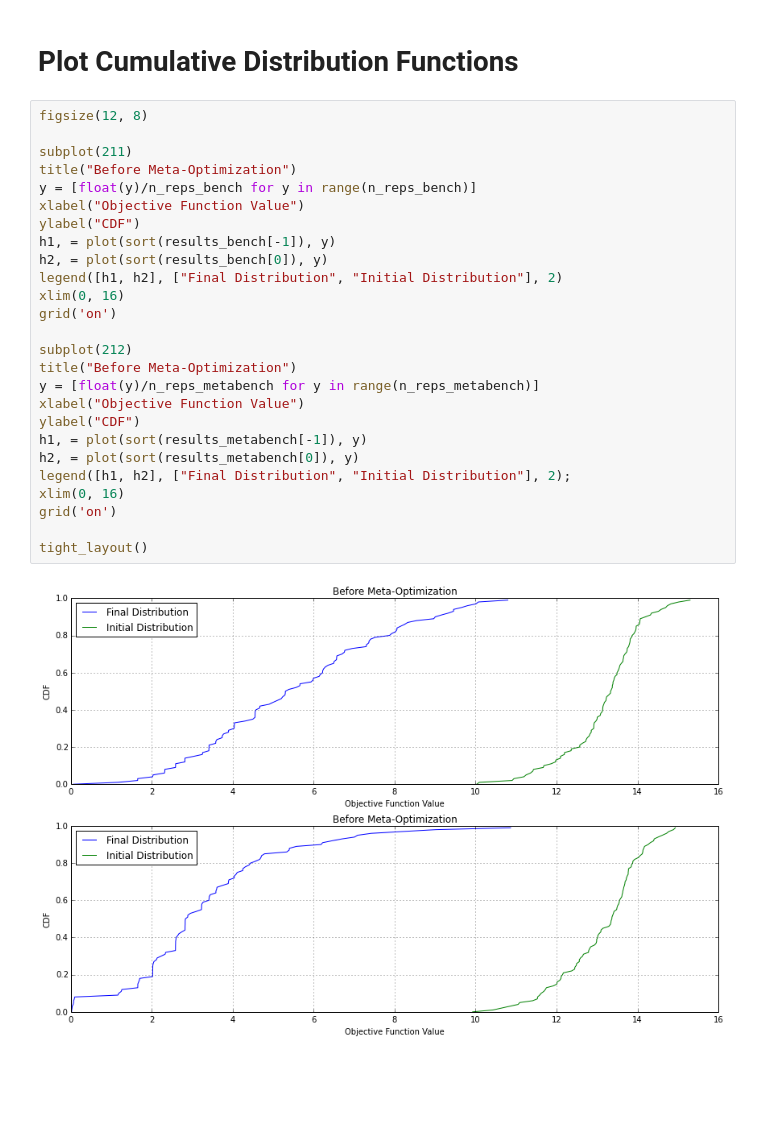
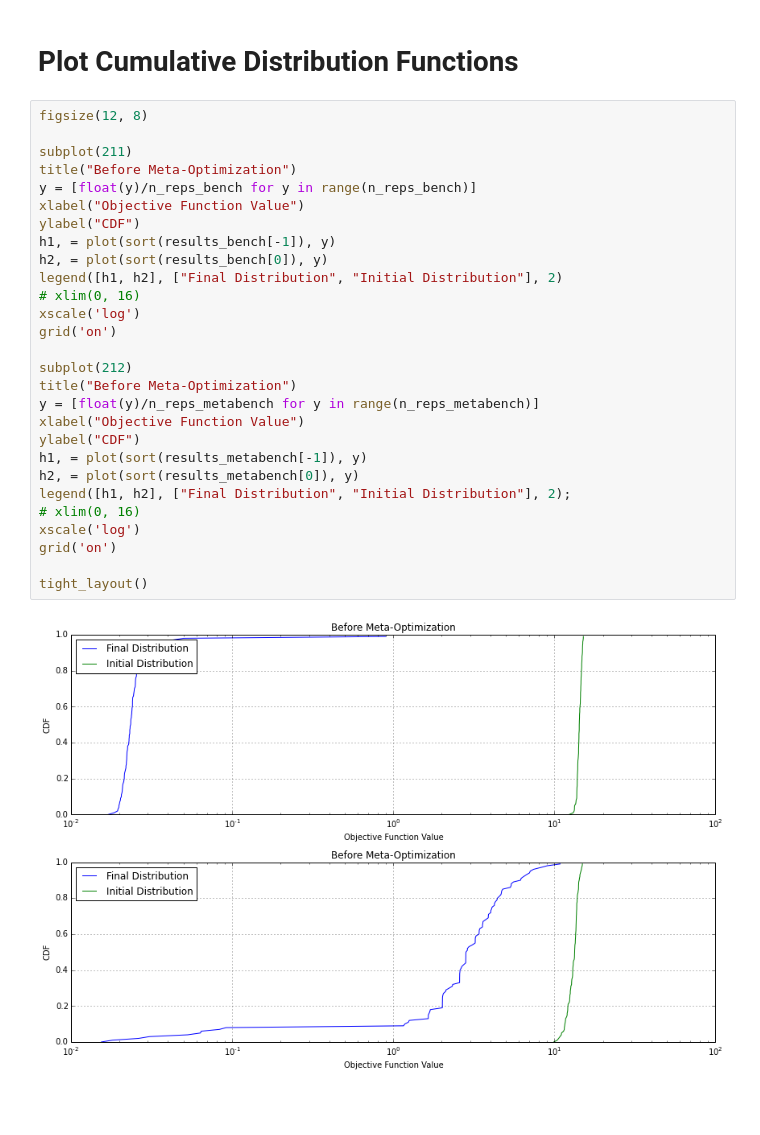
Before and after one commit to cmudrc/CISAT-cpp, a Jupyter notebook: analysis/analysis.ipynb, the cells around one changed output. Drawn from its saved outputs; the diff is of its cells as text.

```diff
--- a/analysis/analysis.ipynb
+++ b/analysis/analysis.ipynb
@@ -59,30 +61,32 @@ tight_layout()
 # %%
 figsize(12, 8)
 
 subplot(211)
 title("Before Meta-Optimization")
 y = [float(y)/n_reps_bench for y in range(n_reps_bench)]
 xlabel("Objective Function Value")
 ylabel("CDF")
 h1, = plot(sort(results_bench[-1]), y)
 h2, = plot(sort(results_bench[0]), y)
 legend([h1, h2], ["Final Distribution", "Initial Distribution"], 2)
-xlim(0, 16)
+# xlim(0, 16)
+xscale('log')
 grid('on')
 
 subplot(212)
 title("Before Meta-Optimization")
 y = [float(y)/n_reps_metabench for y in range(n_reps_metabench)]
 xlabel("Objective Function Value")
 ylabel("CDF")
 h1, = plot(sort(results_metabench[-1]), y)
 h2, = plot(sort(results_metabench[0]), y)
 legend([h1, h2], ["Final Distribution", "Initial Distribution"], 2);
-xlim(0, 16)
+# xlim(0, 16)
+xscale('log')
 grid('on')
 
 tight_layout()
 # %% [output]
-[figure, old version]
+[figure, new version]
 # %% [markdown]
 ##
```
Also changed, not shown: parts of 1 cell of this notebook, 28 other files.
